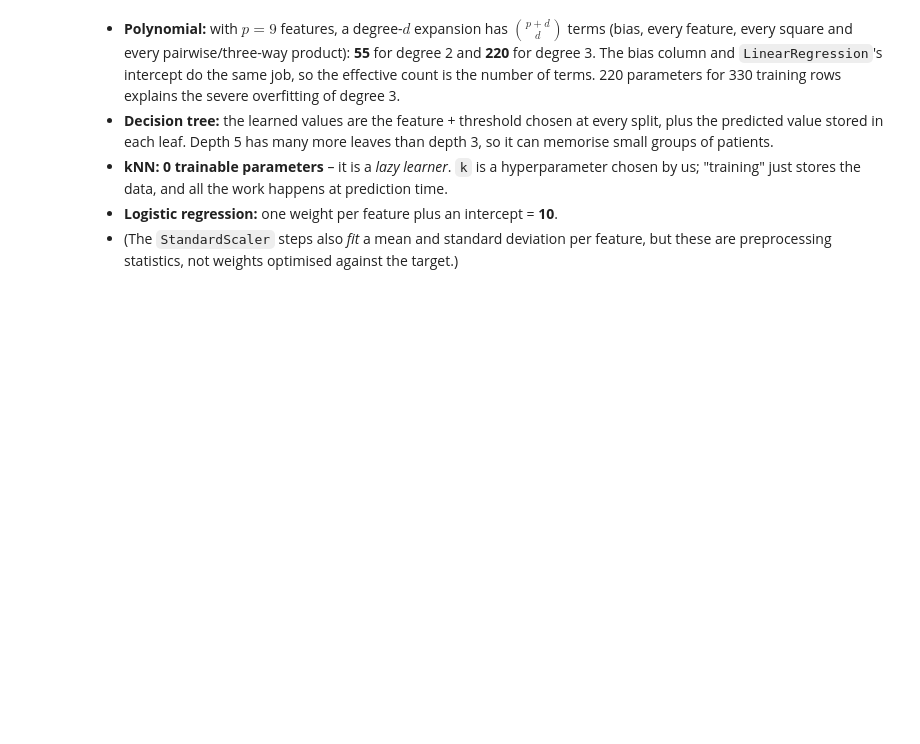
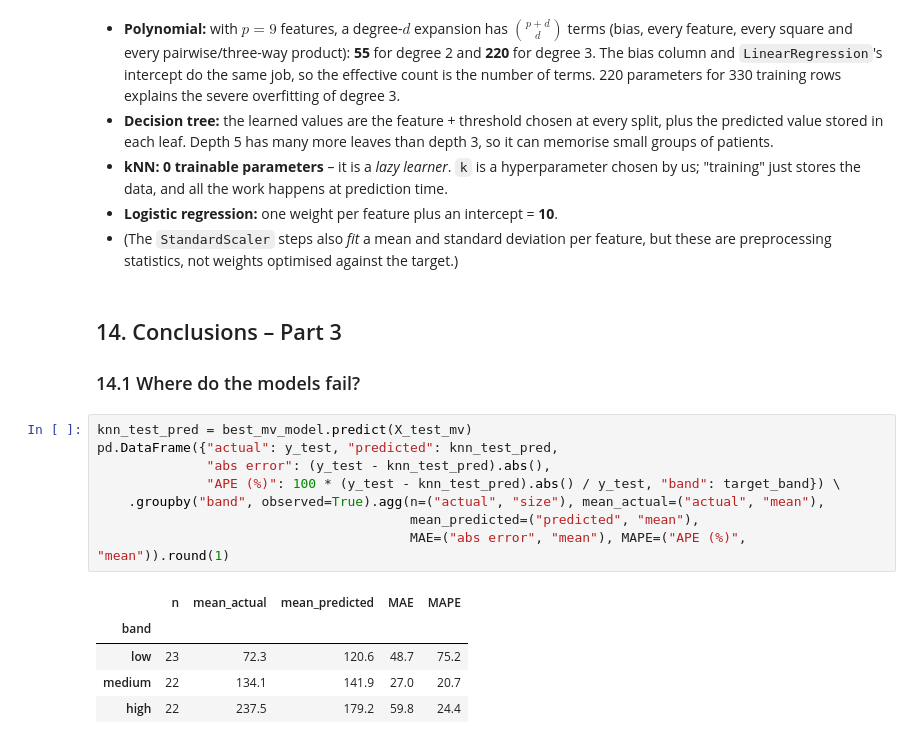
Before and after one commit to Namypark/diabetes-progression-lab2, a Jupyter notebook: lab2_diabetes.ipynb, the cells around one changed output. Cells and saved outputs as stored; diff of their text form; blank space fills up the shorter version.

Commit message:
Part 3 step 14: conclusions

```diff
--- a/lab2_diabetes.ipynb
+++ b/lab2_diabetes.ipynb
@@ -1084,3 +1084,20 @@ First 12 degree-2 terms: ['1' 'age' 'sex' 'bmi' 'bp' 'ldl' 'hdl' 'tch' 'ltg' 'gl
 - **Logistic regression:** one weight per feature plus an intercept = **10**.
 - (The `StandardScaler` steps also *fit* a mean and standard deviation per feature, but these are
   preprocessing statistics, not weights optimised against the target.)
+# %% [markdown]
+## 14. Conclusions – Part 3
+### 14.1 Where do the models fail?
+# %%
+knn_test_pred = best_mv_model.predict(X_test_mv)
+pd.DataFrame({"actual": y_test, "predicted": knn_test_pred,
+              "abs error": (y_test - knn_test_pred).abs(),
+              "APE (%)": 100 * (y_test - knn_test_pred).abs() / y_test, "band": target_band}) \
+    .groupby("band", observed=True).agg(n=("actual", "size"), mean_actual=("actual", "mean"),
+                                        mean_predicted=("predicted", "mean"),
+                                        MAE=("abs error", "mean"), MAPE=("APE (%)", "mean")).round(1)
+# %% [output]
+|  | n | mean_actual | mean_predicted | MAE | MAPE |
+| band |  |  |  |  |  |
+| low | 23 | 72.3 | 120.6 | 48.7 | 75.2 |
+| medium | 22 | 134.1 | 141.9 | 27.0 | 20.7 |
+| high | 22 | 237.5 | 179.2 | 59.8 | 24.4 |
```
Also changed, not shown: parts of 5 cells of this notebook.
